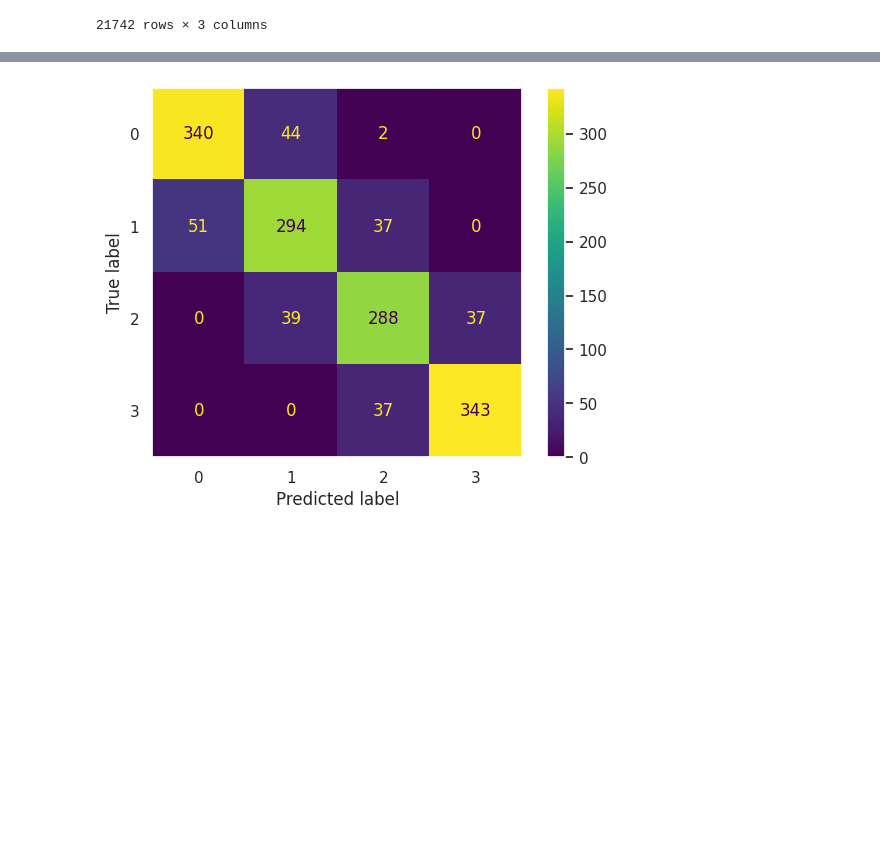
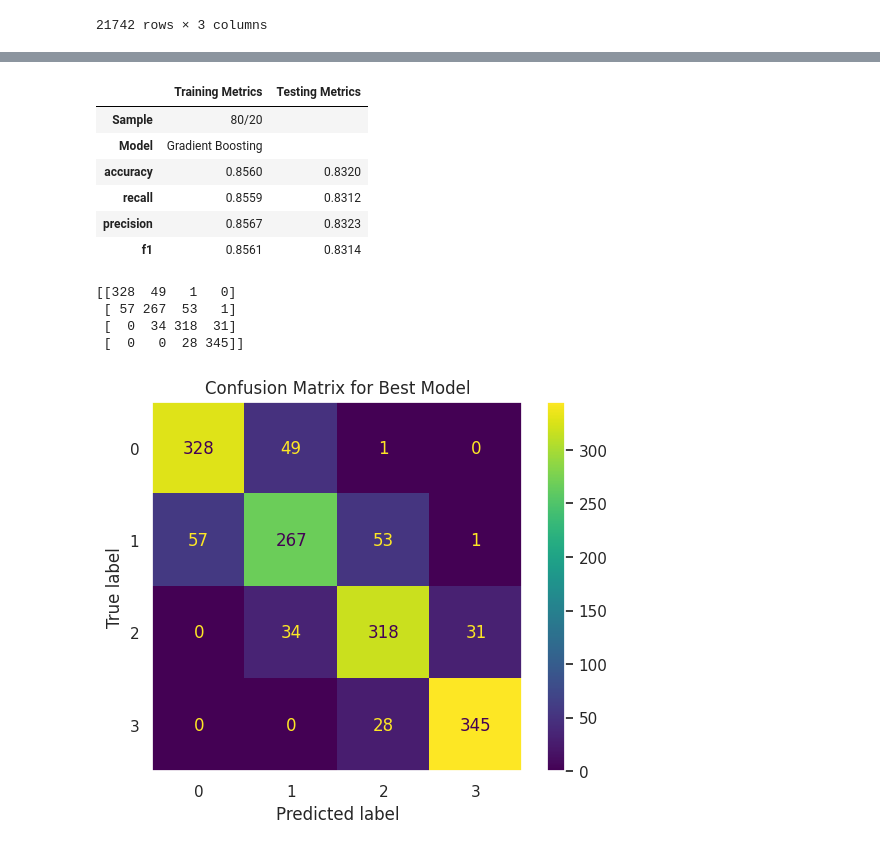
Before and after one commit to aimbesi1/CSC_4850-MachineLearning-Project, a Jupyter notebook: ML_Project.ipynb, the cells around one changed output, grey strips where cells are left out. Cells and saved outputs as stored; diff of their text form; code cells hidden in the pictures; blank space fills up the shorter version.

```diff
--- a/ML_Project.ipynb
+++ b/ML_Project.ipynb
@@ -836,0 +832,5 @@ for table in fold_tables:
+# %%
+# Format the tables to LaTeX for the report
+
+for i, table in enumerate(model_tables):
+  print(table.to_latex(caption=captions[i]))
@@ -864,7 +931,7 @@ for key in learning_curves[0].keys():
 # Pick best model
 
 def get_best_metrics(key, sample):
-  if key in {'lin_reg', 'ridge', 'lasso', 'ef'}:
+  if is_regressor(key):
     best_index = m_metrics[sample][key]['test_r2'].argmax()
     return {
         'mae': m_metrics[sample][key]['test_mae'][best_index],
@@ -886,9 +953,10 @@ def get_best_predict(key, sample):
 model1 = best_models['r'][0]['lin_reg']
 best_index = m_metrics[0]['lin_reg']['test_r2'].argmax()
 model2 = m_metrics[0]['lin_reg']['estimator'][best_index]
-print(model1 is model2)
+# print(model1 is model2)
 
 
 best_table = pd.DataFrame()
 
-print(best_scores[0]['lin_reg'])
+# print(best_scores[2]['gb'])
+# print(get_best_metrics('gb', 2))
@@ -903,6 +968,9 @@ print(best_predictions[0]['gb'])
 # Find the best model
 
 top3models = []
+# def sort_models(m):
+#   return m[1]
+
 for d in best_scores:
   max_key = ""
   max_val = 0
@@ -912,9 +980,11 @@ for d in best_scores:
       max_key = k
   top3models.append((max_key, max_val))
 
-print(top3models)
 
-winner = None
+# top3models.sort(reverse=True, key=sort_models)
+# print(top3models)
+
+winner = top3models[0]
 for i in range(len(top3models)):
   max_idx = 0
   max_key = ""
@@ -924,37 +994,54 @@ for i in range(len(top3models)):
     max_val = top3models[i][1]
     max_key = top3models[i][0]
   winner = (max_idx, max_key, max_val)
-print("Best model:")
-print(winner)
+# print("Best model:")
+# print(winner)
 
 best_stats = get_best_metrics(winner[1], winner[0])
 
 best_p = get_best_predict(winner[1], winner[0])
 
 m_type = ''
-if winner[1] in {'lin_reg', 'ridge', 'lasso', 'ef'}:
+if is_regressor(winner[1]):
   m_type = 'r'
 else:
   m_type = 'c'
 
-winner_model = best_models[m_type][winner[0]][winner[1]]
+win_sample = winner[0]
+win_key = winner[1]
+
+
+
 
 # for i in range(len(m_metrics[2]['gb']['estimator'])):
 #   if winner_model is m_metrics[2]['gb']['estimator'][i]:
 #     print(i)
 #     break
+best_stats['Sample'] = n_to_split(win_sample)
+best_stats['Model'] = key_to_name(win_key)
 
-print("Best model's metrics:")
-print(best_stats)
+accuracy = metrics.accuracy_score(true_y_d[winner[0]], best_predictions[win_sample][win_key])
+precision = metrics.precision_score(true_y_d[win_sample], best_predictions[win_sample][win_key], average="macro")
+recall = metrics.recall_score(true_y_d[win_sample], best_predictions[win_sample][win_key], average="macro")
+f1 = metrics.f1_score(true_y_d[win_sample], best_predictions[win_sample][win_key], average="macro")
 
-print("Best model's CM:")
+best_stats_table = pd.DataFrame({'Training Metrics': best_stats.values(), 'Testing Metrics': [accuracy, precision, recall, f1, ' ', ' ']}, index=best_stats.keys()).round(4)
+best_stats_table = best_stats_table.reindex(['Sample', 'Model', 'accuracy', 'recall', 'precision', 'f1'])
 
-cnf_matrix = metrics.confusion_matrix(true_y_d[winner[0]], best_p)
-print(cnf_matrix)
+display(Styler(best_stats_table, caption="Best Model", precision=4))
 
-ax = plt.subplot(1, 1, 1)
-ax.grid(False)
-cnf_display = metrics.ConfusionMatrixDisplay(confusion_matrix = cnf_matrix, display_labels = winner_model.classes_)
-cnf_display.plot(ax=ax)
-plt.show()
+if not is_regressor(winner[1]):
+  winner_model = best_models[m_type][winner[0]][winner[1]]
+  # print("Best model's CM:")
+  cnf_matrix = metrics.confusion_matrix(true_y_d[winner[0]], best_p)
+  print(cnf_matrix)
+
+  ax = plt.subplot(1, 1, 1)
+  ax.grid(False)
+  cnf_display = metrics.ConfusionMatrixDisplay(confusion_matrix = cnf_matrix, display_labels = winner_model.classes_)
+  cnf_display.plot(ax=ax)
+  ax.set_title("Confusion Matrix for Best Model")
+  plt.show()
+else:
+  pass
 # %% [output]
@@ -971 +1049,12 @@ Best model's CM:
+|  | Training Metrics | Testing Metrics |
+| Sample | 80/20 |  |
+| Model | Gradient Boosting |  |
+| accuracy | 0.8560 | 0.8320 |
+| recall | 0.8559 | 0.8312 |
+| precision | 0.8567 | 0.8323 |
+| f1 | 0.8561 | 0.8314 |
+[[328  49   1   0]
+ [ 57 267  53   1]
+ [  0  34 318  31]
+ [  0   0  28 345]]
-[figure, old version]
+[figure, new version]
```
Also changed, not shown: parts of 66 cells of this notebook.
